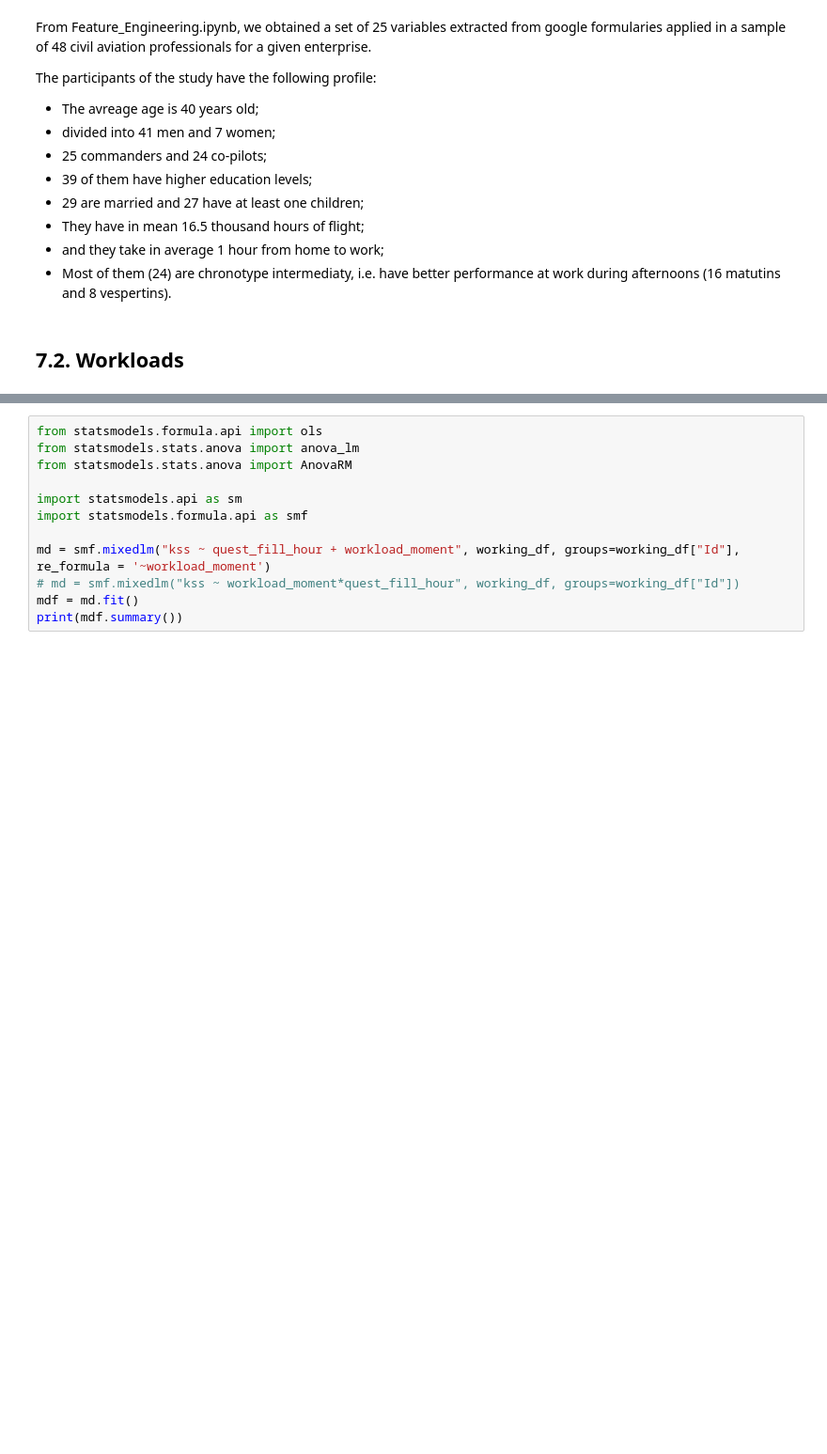
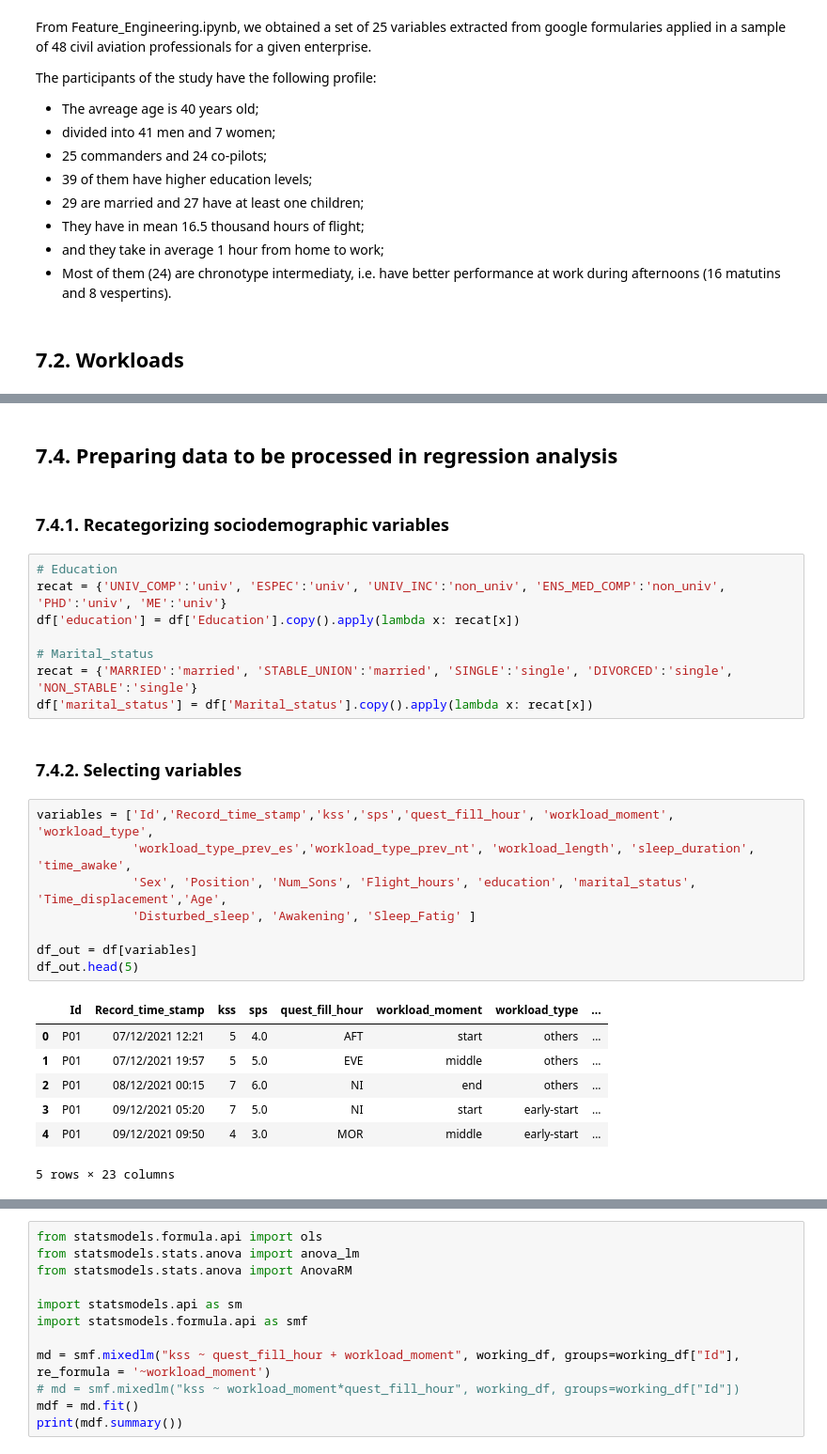
Before and after one commit to jlpscampos/Perception-of-Excessive-Sleepiness-and-Severe-Fatigue-in-Civil-Aviation-Pilots, a Jupyter notebook: EDA.ipynb, the cells around one changed output, grey strips where cells are left out. Shown at 94% size. Drawn from its saved outputs; the diff is of its cells as text; blank space fills up the shorter version.

```diff
--- a/EDA.ipynb
+++ b/EDA.ipynb
@@ -553,0 +565,30 @@ During the period of study, the participants filled the kss and sps irregularly,
+# %% [markdown]
+## 7.4. Preparing data to be processed in regression analysis
+# %% [markdown]
+### 7.4.1. Recategorizing sociodemographic variables
+# %%
+# Education
+recat = {'UNIV_COMP':'univ', 'ESPEC':'univ', 'UNIV_INC':'non_univ', 'ENS_MED_COMP':'non_univ', 'PHD':'univ', 'ME':'univ'}
+df['education'] = df['Education'].copy().apply(lambda x: recat[x])
+
+# Marital_status
+recat = {'MARRIED':'married', 'STABLE_UNION':'married', 'SINGLE':'single', 'DIVORCED':'single', 'NON_STABLE':'single'}
+df['marital_status'] = df['Marital_status'].copy().apply(lambda x: recat[x])
+# %% [markdown]
+### 7.4.2. Selecting variables
+# %%
+variables = ['Id','Record_time_stamp','kss','sps','quest_fill_hour', 'workload_moment', 'workload_type',
+             'workload_type_prev_es','workload_type_prev_nt', 'workload_length', 'sleep_duration', 'time_awake',
+             'Sex', 'Position', 'Num_Sons', 'Flight_hours', 'education', 'marital_status', 'Time_displacement','Age',
+             'Disturbed_sleep', 'Awakening', 'Sleep_Fatig' ]
+
+df_out = df[variables]
+df_out.head(5)
+# %% [output]
+|  | Id | Record_time_stamp | kss | sps | quest_fill_hour | workload_moment | workload_type | ... |
+| 0 | P01 | 07/12/2021 12:21 | 5 | 4.0 | AFT | start | others | ... |
+| 1 | P01 | 07/12/2021 19:57 | 5 | 5.0 | EVE | middle | others | ... |
+| 2 | P01 | 08/12/2021 00:15 | 7 | 6.0 | NI | end | others | ... |
+| 3 | P01 | 09/12/2021 05:20 | 7 | 5.0 | NI | start | early-start | ... |
+| 4 | P01 | 09/12/2021 09:50 | 4 | 3.0 | MOR | middle | early-start | ... |
+5 rows × 23 columns
```
Also changed, not shown: parts of 8 cells of this notebook, 1 other file.
